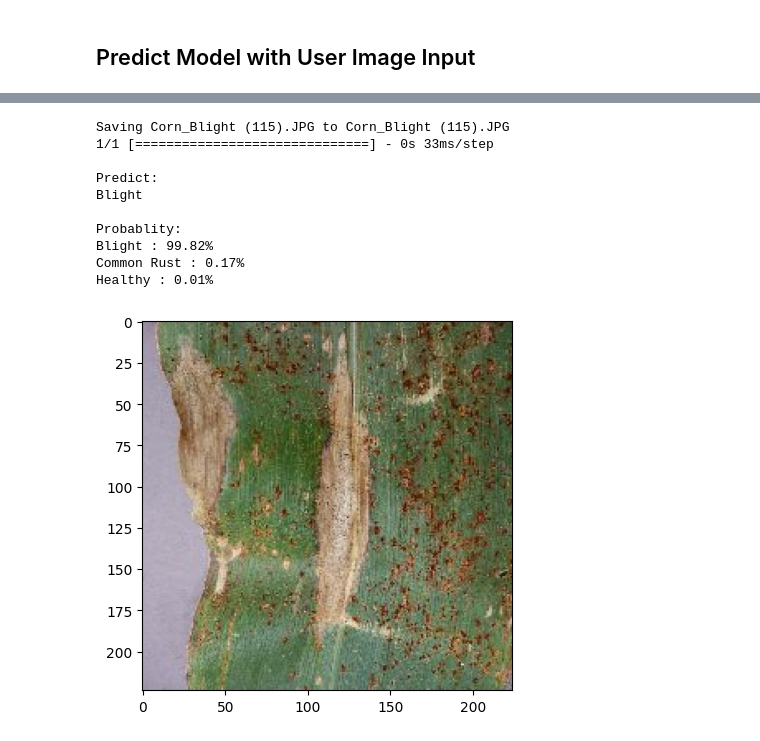
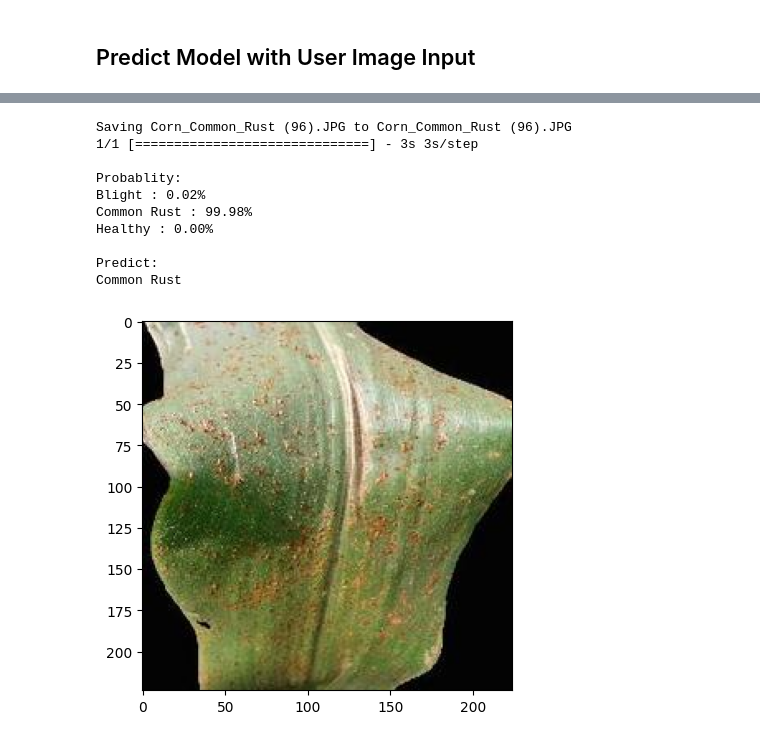
Before and after one commit to SyarifulMsth/TaniCerdas, a Jupyter notebook: notebooks/Jagung_Models.ipynb, the cells around one changed output, grey strips where cells are left out. Drawn from its saved outputs; the diff is of its cells as text; code cells hidden in the pictures.

```diff
--- a/notebooks/Jagung_Models.ipynb
+++ b/notebooks/Jagung_Models.ipynb
@@ -142,7 +136,6 @@ train_generator = train_datagen.flow_from_directory(
         batch_size = 100,
         target_size = (224,224),
         class_mode = 'categorical',
-        color_mode = 'rgb',
         subset='training'
 )
 
@@ -151,8 +144,8 @@ validation_generator = validation_datagen.flow_from_directory(
         batch_size = 32,
         target_size = (224,224),
         class_mode = 'categorical',
-        color_mode = 'rgb',
-        subset='validation'
+        subset='validation',
+        shuffle=False
 )
 # %% [output]
 Found 1200 images belonging to 3 classes.
@@ -206,7 +187,7 @@ Indexs: 2
 # %% [markdown]
 ## Callback
 # %%
-callbacks = tf.keras.callbacks.EarlyStopping(monitor="val_accuracy", patience=10, verbose=1)
+callbacks = tf.keras.callbacks.EarlyStopping(monitor="val_accuracy", patience=15, verbose=1)
 # %% [markdown]
 # DenseNet121 Model Architecture
 # %%
@@ -398,43 +380,45 @@ import keras.utils as image
 from google.colab import files
 
 # get user image input
 labels = ['Blight', 'Common Rust', 'Healthy']
 
 uploaded = files.upload()
 
 for path in uploaded.keys():
   img = image.load_img(path, target_size=(224,224))
   imgplot = plt.imshow(img)
   x = image.img_to_array(img)
   x = np.expand_dims(x, axis=0)
 
   images = np.vstack([x])
   images /= 255
 
   classes = densenet_model.predict(images, batch_size=32)
   predicted_class_indices=np.argmax(classes)
 
+print("\nProbablity:")
+for idx, val in enumerate(labels):
+  print("{} : {:.2f}%".format(val, classes[0][idx] * 100))
+
 print("\nPredict:")
 if predicted_class_indices == 0:
   print('Blight')
 elif predicted_class_indices == 1:
   print('Common Rust')
 elif predicted_class_indices == 2:
   print('Healthy')
-
-print("\nProbablity:")
-for idx, val in enumerate(labels):
-  print("{} : {:.2f}%".format(val, classes[0][idx] * 100))
+else:
+  print('Unknown!')
 # %% [output]
 [interactive output not drawn]
-Saving Corn_Blight (115).JPG to Corn_Blight (115).JPG
-1/1 [==============================] - 0s 33ms/step
+Saving Corn_Common_Rust (96).JPG to Corn_Common_Rust (96).JPG
+1/1 [==============================] - 3s 3s/step
+
+Probablity:
+Blight : 0.02%
+Common Rust : 99.98%
+Healthy : 0.00%
 
 Predict:
-Blight
-
-Probablity:
-Blight : 99.82%
-Common Rust : 0.17%
-Healthy : 0.01%
+Common Rust
-[figure, old version]
+[figure, new version]
```
Also changed, not shown: parts of 18 cells of this notebook, 14 other files.
